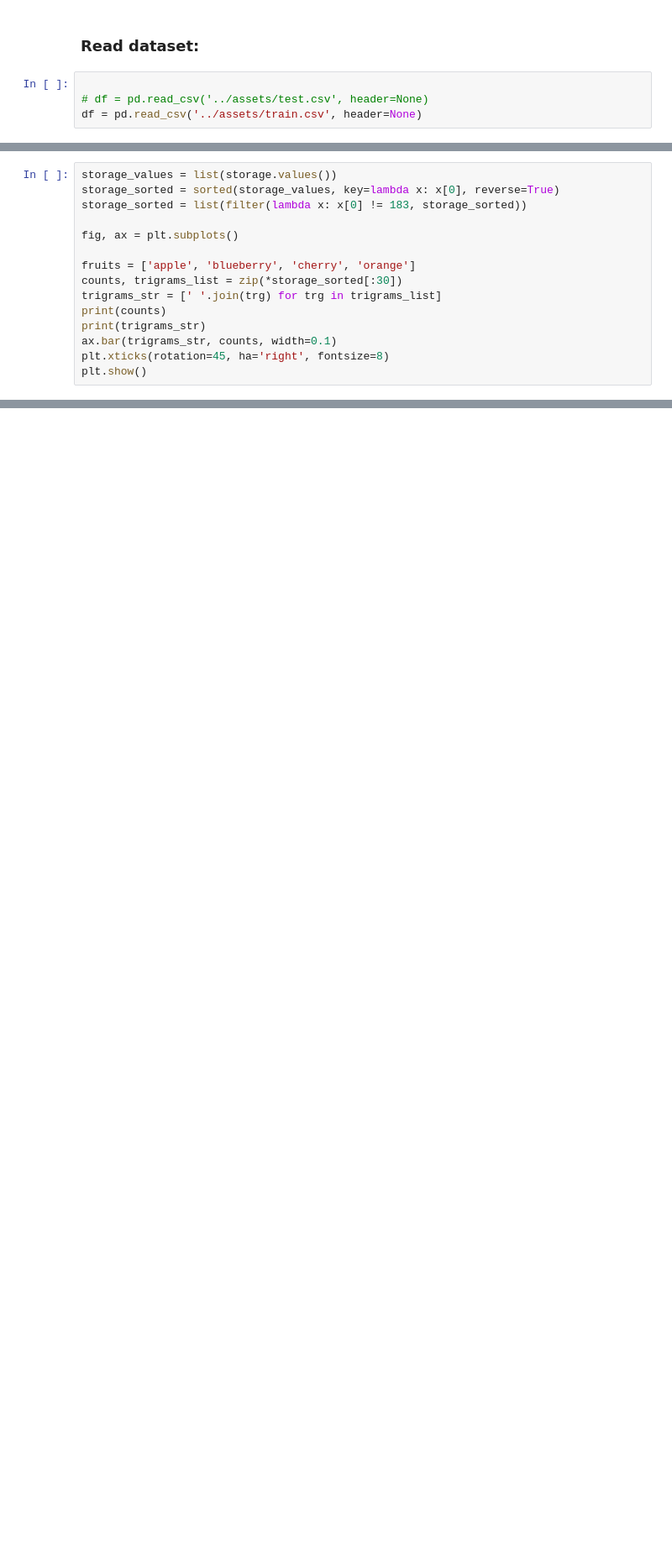
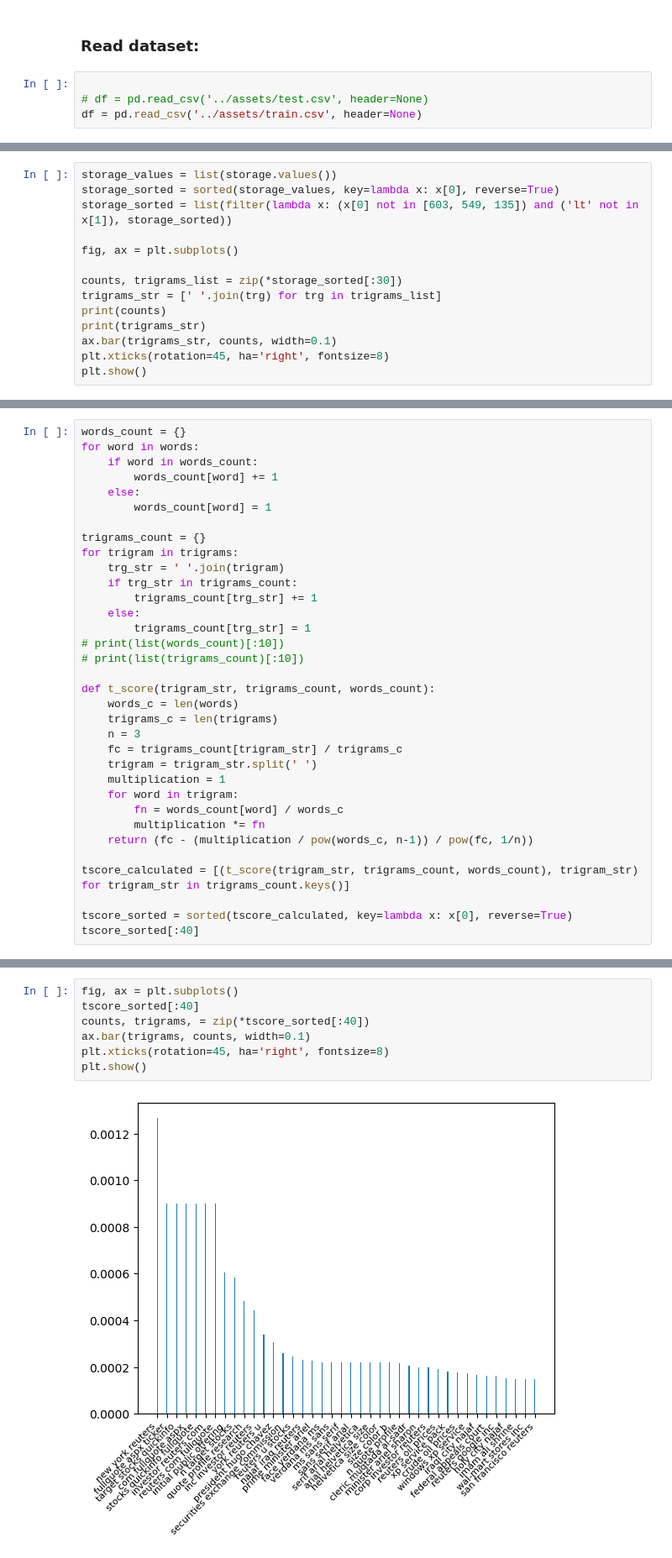
Before and after one commit to daniilprohorov/nlp-23-autumn, a Jupyter notebook: projects/daniilprohorov/lab2/src/lab2.ipynb, the cells around one changed output, grey strips where cells are left out. Shown: that part at 84% size. Saved outputs shown, nothing was run; the diff lists cells and outputs as text; blank space fills up the shorter version.

```diff
--- a/projects/daniilprohorov/lab2/src/lab2.ipynb
+++ b/projects/daniilprohorov/lab2/src/lab2.ipynb
@@ -148,11 +143,10 @@ print(finder_thr.nbest(trigram_measures.pmi, 10))
 # %%
 storage_values = list(storage.values())
 storage_sorted = sorted(storage_values, key=lambda x: x[0], reverse=True)
-storage_sorted = list(filter(lambda x: x[0] != 183, storage_sorted))
+storage_sorted = list(filter(lambda x: (x[0] not in [603, 549, 135]) and ('lt' not in x[1]), storage_sorted))
 
 fig, ax = plt.subplots()
 
-fruits = ['apple', 'blueberry', 'cherry', 'orange']
 counts, trigrams_list = zip(*storage_sorted[:30])
 trigrams_str = [' '.join(trg) for trg in trigrams_list]
 print(counts)
@@ -166,0 +161,34 @@ plt.show()
+# %%
+words_count = {}
+for word in words:
+    if word in words_count:
+        words_count[word] += 1
+    else:
+        words_count[word] = 1
+
+trigrams_count = {}
+for trigram in trigrams:
+    trg_str = ' '.join(trigram)
+    if trg_str in trigrams_count:
+        trigrams_count[trg_str] += 1
+    else:
+        trigrams_count[trg_str] = 1
+# print(list(words_count)[:10])
+# print(list(trigrams_count)[:10])
+
+def t_score(trigram_str, trigrams_count, words_count):
+    words_c = len(words)
+    trigrams_c = len(trigrams)
+    n = 3
+    fc = trigrams_count[trigram_str] / trigrams_c
+    trigram = trigram_str.split(' ')
+    multiplication = 1
+    for word in trigram:
+        fn = words_count[word] / words_c
+        multiplication *= fn
+    return (fc - (multiplication / pow(words_c, n-1)) / pow(fc, 1/n))
+
+tscore_calculated = [(t_score(trigram_str, trigrams_count, words_count), trigram_str) for trigram_str in trigrams_count.keys()]
+
+tscore_sorted = sorted(tscore_calculated, key=lambda x: x[0], reverse=True)
+tscore_sorted[:40]
@@ -166,0 +213,9 @@ plt.show()
+# %%
+fig, ax = plt.subplots()
+tscore_sorted[:40]
+counts, trigrams, = zip(*tscore_sorted[:40])
+ax.bar(trigrams, counts, width=0.1)
+plt.xticks(rotation=45, ha='right', fontsize=8)
+plt.show()
+# %% [output]
+[figure, added]
```
Also changed, not shown: parts of 7 cells of this notebook.
